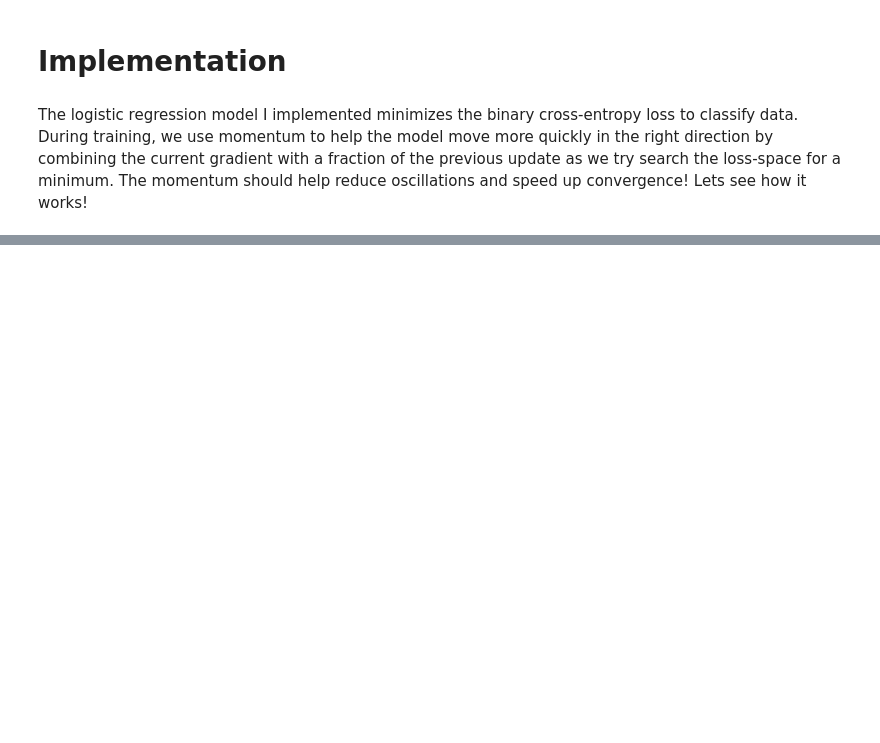
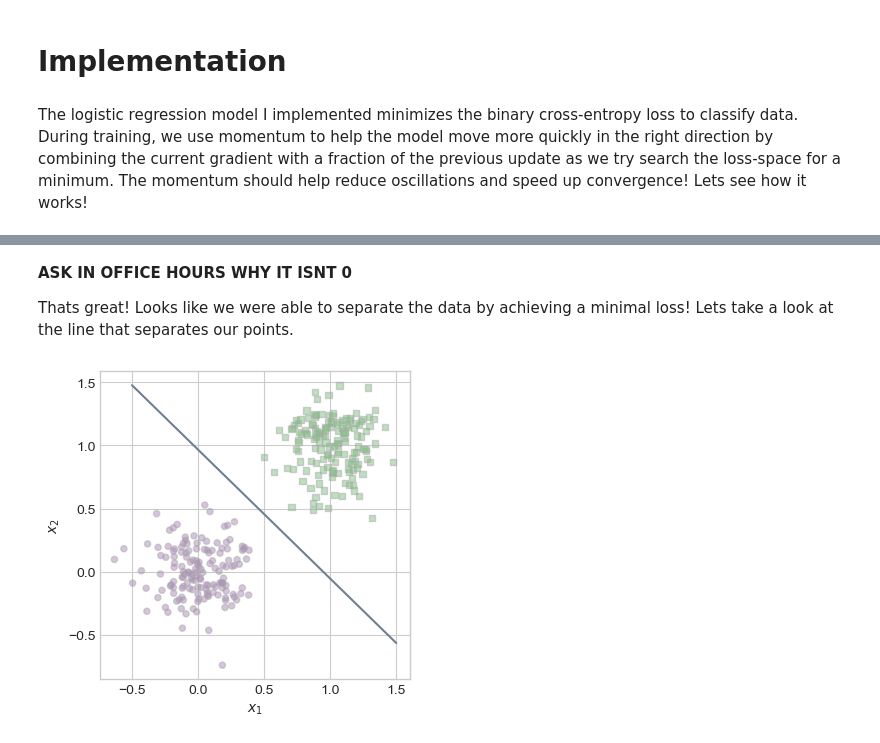
Before and after one commit to lawolff1702/lawolff1702.github.io, a Jupyter notebook: posts/Implementing Logistic Regression/index.ipynb, the cells around one changed output, grey strips where cells are left out. Cells and saved outputs as stored; diff of their text form; code cells hidden in the pictures; blank space fills up the shorter version.

```diff
--- a/posts/Implementing Logistic Regression/index.ipynb
+++ b/posts/Implementing Logistic Regression/index.ipynb
@@ -59,0 +77,16 @@ We just generated some 2d non-linearly separable data, now lets train our model
+# %% [markdown]
+**ASK IN OFFICE HOURS WHY IT ISNT 0**
+
+Thats great! Looks like we were able to separate the data by achieving a minimal loss! Lets take a look at the line that separates our points.
+# %%
+def draw_line(w, x_min, x_max, ax, **kwargs):
+    w_ = w.flatten()
+    x = torch.linspace(x_min, x_max, 101)
+    y = -(w_[0]*x + w_[2])/w_[1]
+    l = ax.plot(x, y, **kwargs)
+
+fig, ax = plt.subplots(1, 1, figsize = (4, 4))
+plot_lr_data(X, y, ax)
+draw_line(LR.w, x_min = -0.5, x_max = 1.5, ax = ax, color = "slategrey")
+# %% [output]
+[figure, added]
```
Also changed, not shown: parts of 44 cells of this notebook, 3 other files.
